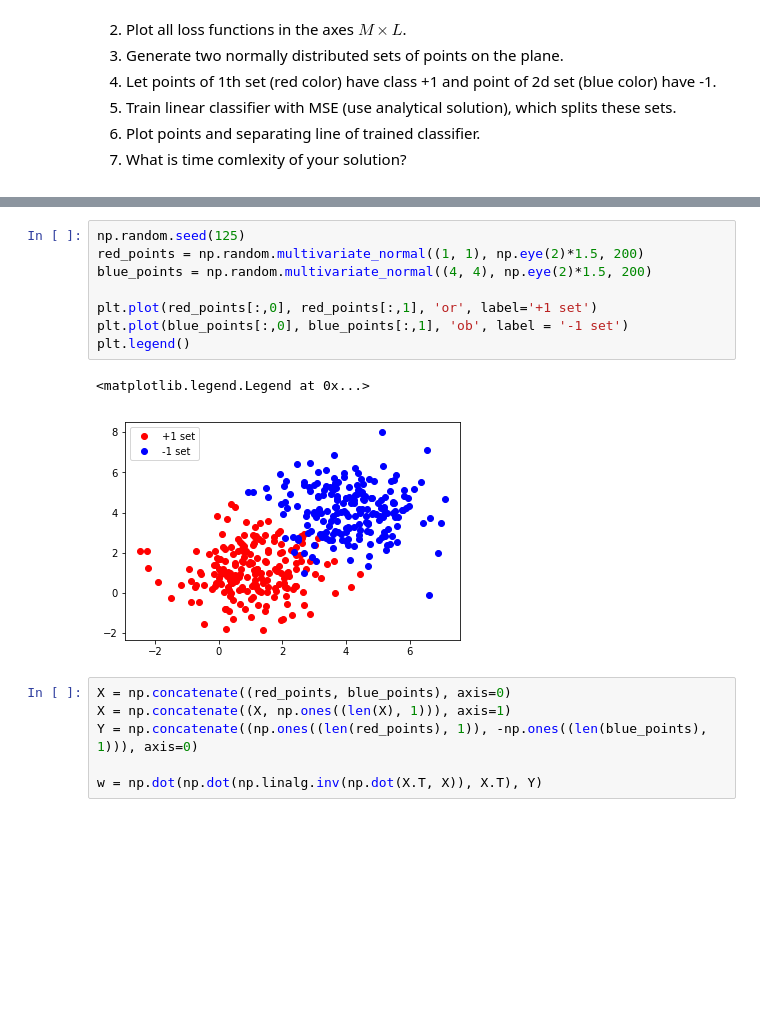
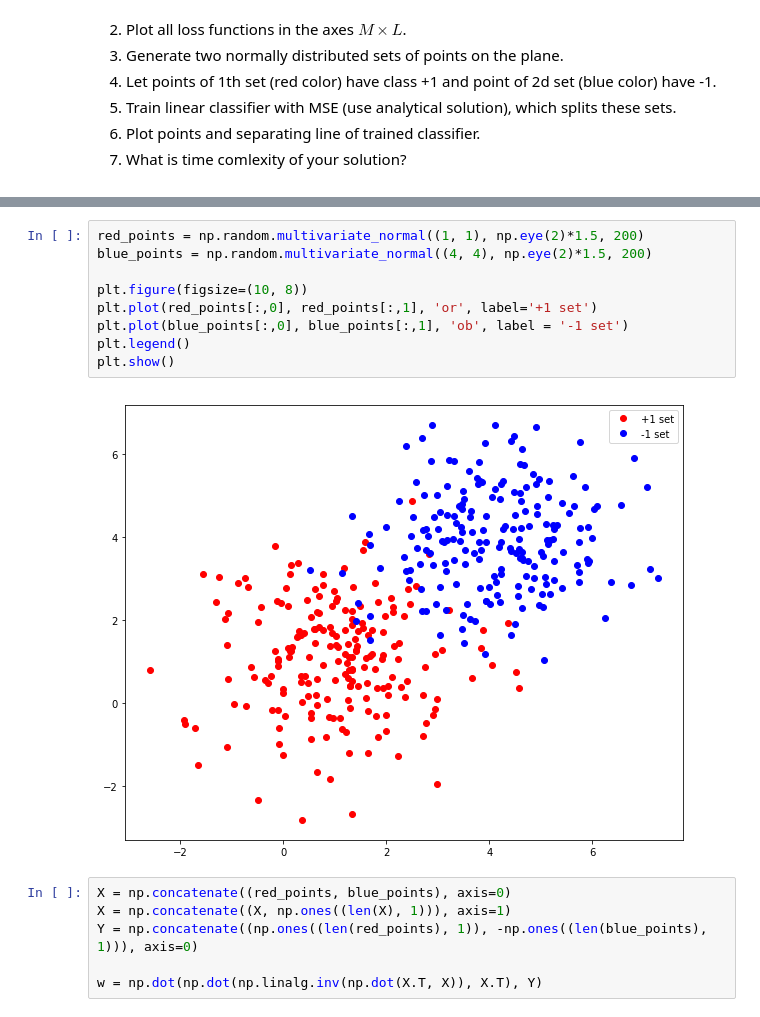
Before and after one commit to SokolovRE/Renju, a Jupyter notebook: labs/lab-1.ipynb, the cells around one changed output, grey strips where cells are left out. Saved outputs shown, nothing was run; the diff lists cells and outputs as text; blank space fills up the shorter version.

```diff
--- a/labs/lab-1.ipynb
+++ b/labs/lab-1.ipynb
@@ -217,14 +219,14 @@ plt.show()
 # %%
-np.random.seed(125)
 red_points = np.random.multivariate_normal((1, 1), np.eye(2)*1.5, 200)
 blue_points = np.random.multivariate_normal((4, 4), np.eye(2)*1.5, 200)
 
+plt.figure(figsize=(10, 8))
 plt.plot(red_points[:,0], red_points[:,1], 'or', label='+1 set')
 plt.plot(blue_points[:,0], blue_points[:,1], 'ob', label = '-1 set')
 plt.legend()
+plt.show()
 # %% [output]
-<matplotlib.legend.Legend at 0x...>
-[figure, old version]
+[figure, new version]
 # %%
 X = np.concatenate((red_points, blue_points), axis=0)
 X = np.concatenate((X, np.ones((len(X), 1))), axis=1)
```
Also changed, not shown: parts of 40 cells of this notebook, 2 other files.
